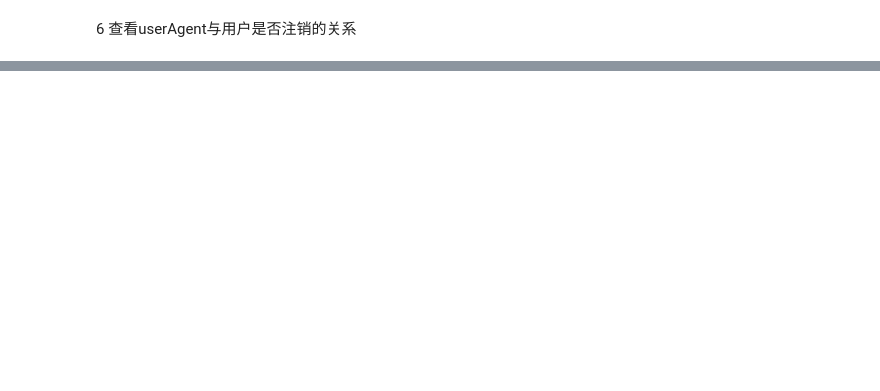
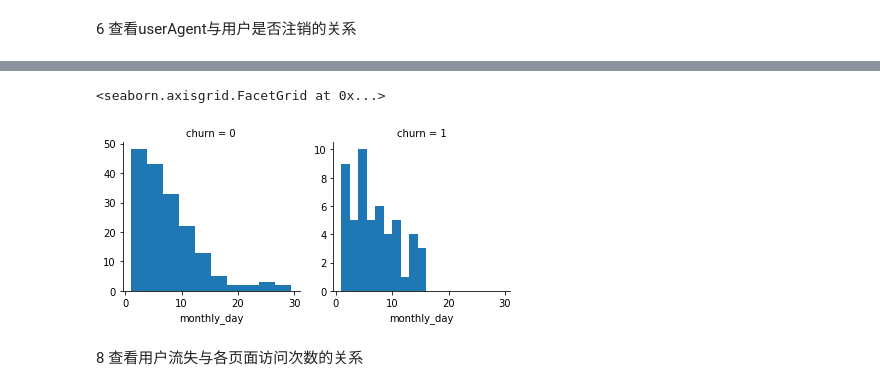
Before and after one commit to coffee34/MLStudy, a Jupyter notebook: Sparkify-zh.ipynb, the cells around one changed output, grey strips where cells are left out. Cells and saved outputs as stored; diff of their text form; code cells hidden in the pictures; blank space fills up the shorter version.

```diff
--- a/Sparkify-zh.ipynb
+++ b/Sparkify-zh.ipynb
@@ -244,0 +335,12 @@ only showing top 20 rows
+# %%
+# 计算每个月的平均访问天数
+month_df = df.groupBy(['userId','churn','month']).agg(countDistinct('date')).groupBy('userId','churn')\
+.avg('count(DISTINCT date)').withColumnRenamed('avg(count(DISTINCT date))','monthly_day')
+df = df.join(month_df, on=['userId','churn'])
+g = sns.FacetGrid(month_df.toPandas(), col="churn", sharey=False)
+g.map(plt.hist, "monthly_day")
+# %% [output]
+<seaborn.axisgrid.FacetGrid at 0x...>
+[figure, added]
+# %% [markdown]
+8 查看用户流失与各页面访问次数的关系
```
Also changed, not shown: parts of 59 cells of this notebook, 1 other file.
